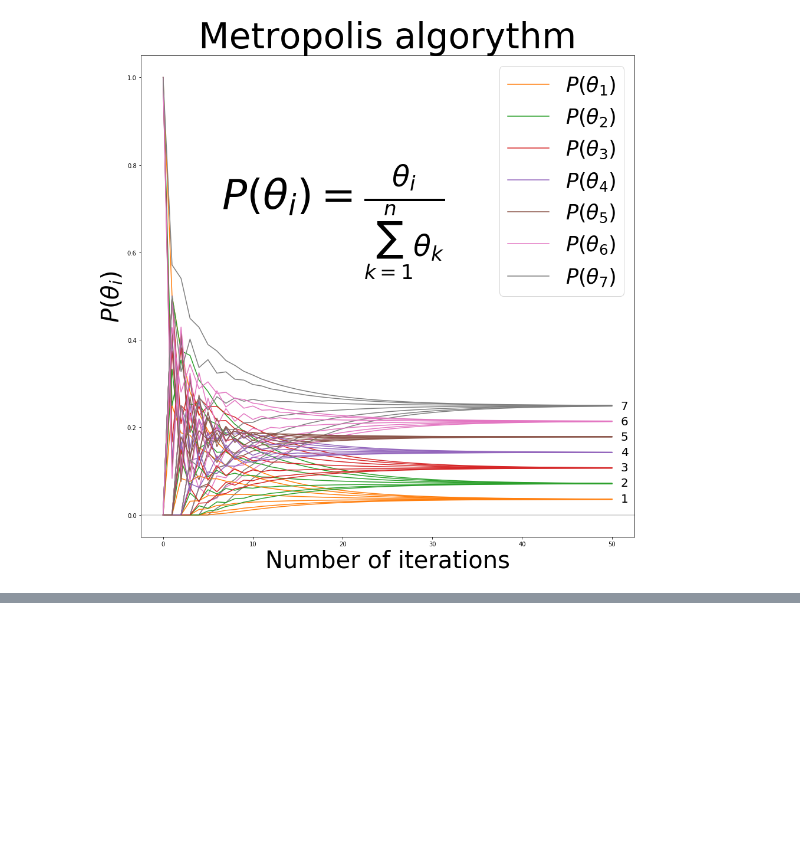
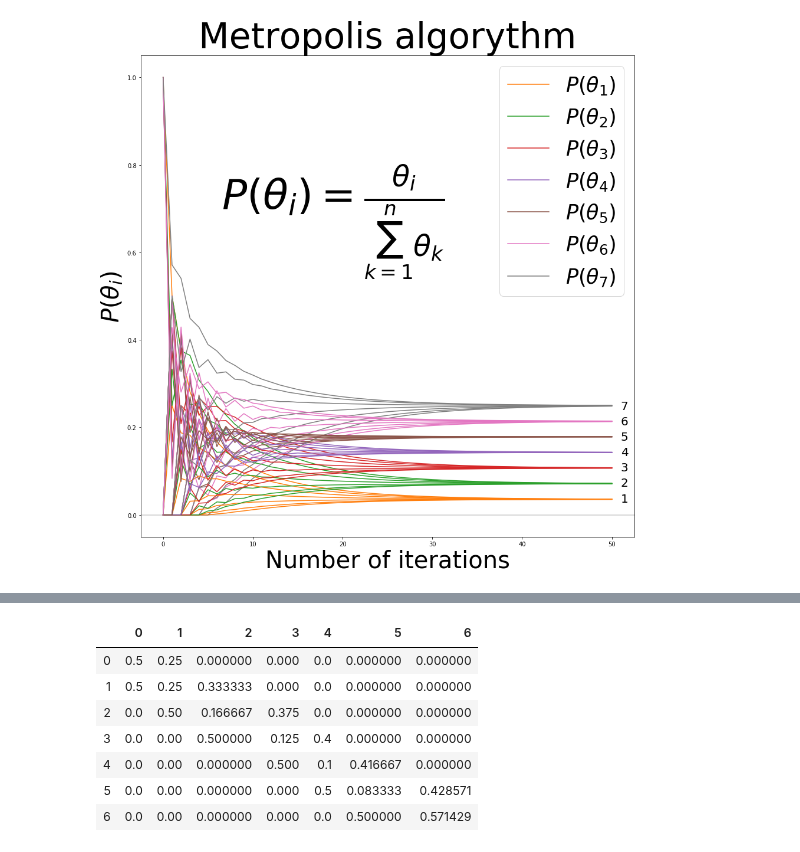
Before and after one commit to maxdevblock/covid-19-italy, a Jupyter notebook: OLD/accadere/matrix.ipynb, the cells around one changed output, grey strips where cells are left out. Saved outputs shown, nothing was run; the diff lists cells and outputs as text; code cells hidden in the pictures; blank space fills up the shorter version.

```diff
--- a/OLD/accadere/matrix.ipynb
+++ b/OLD/accadere/matrix.ipynb
@@ -270,0 +294,11 @@ plt.show();
+# %%
+pd.DataFrame(trans_matrix)
+# %% [output]
+|  | 0 | 1 | 2 | 3 | 4 | 5 | 6 |
+| 0 | 0.5 | 0.25 | 0.000000 | 0.000 | 0.0 | 0.000000 | 0.000000 |
+| 1 | 0.5 | 0.25 | 0.333333 | 0.000 | 0.0 | 0.000000 | 0.000000 |
+| 2 | 0.0 | 0.50 | 0.166667 | 0.375 | 0.0 | 0.000000 | 0.000000 |
+| 3 | 0.0 | 0.00 | 0.500000 | 0.125 | 0.4 | 0.000000 | 0.000000 |
+| 4 | 0.0 | 0.00 | 0.000000 | 0.500 | 0.1 | 0.416667 | 0.000000 |
+| 5 | 0.0 | 0.00 | 0.000000 | 0.000 | 0.5 | 0.083333 | 0.428571 |
+| 6 | 0.0 | 0.00 | 0.000000 | 0.000 | 0.0 | 0.500000 | 0.571429 |
```
Also changed, not shown: parts of 6 cells of this notebook.
